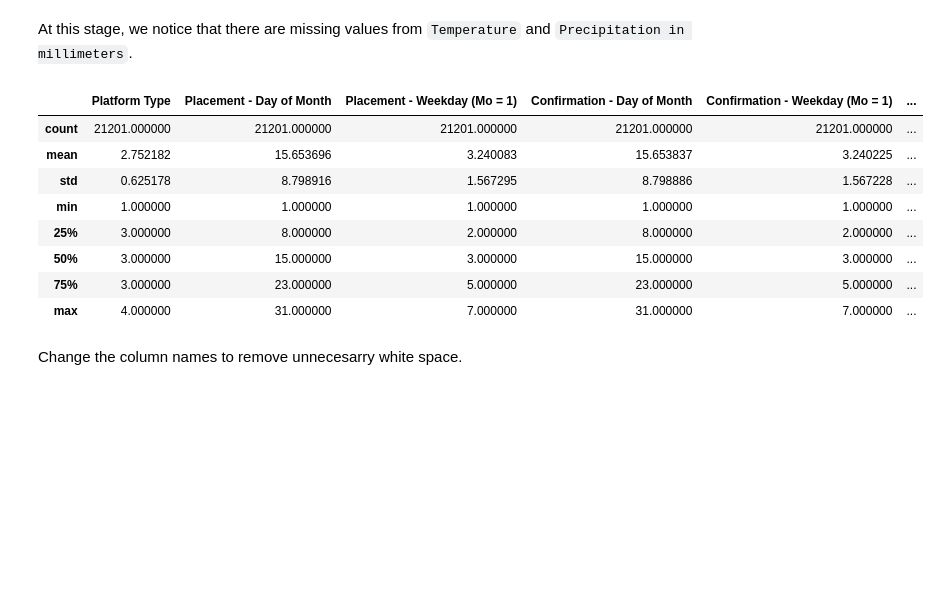
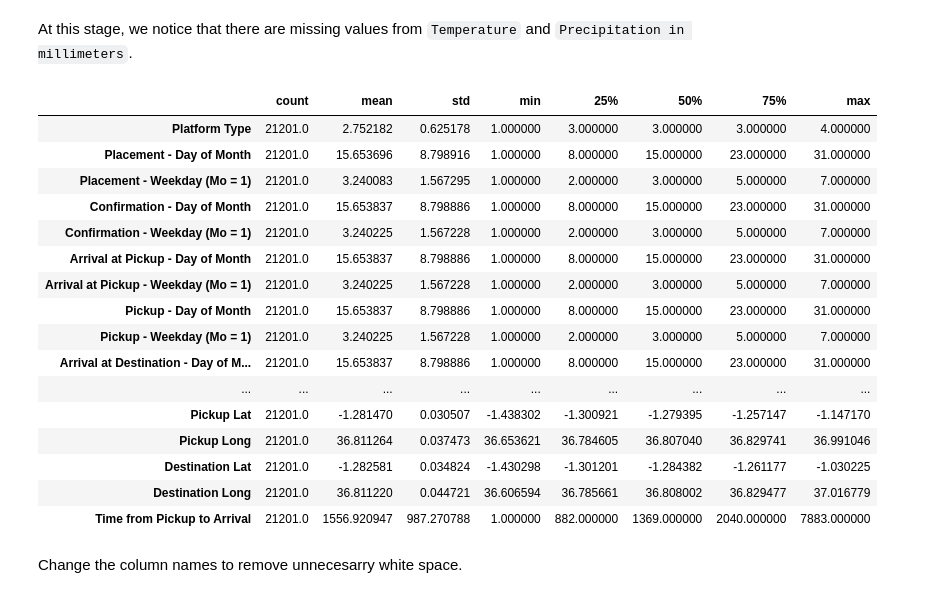
Before and after one commit to monicafar147/logistics-challenge, a Jupyter notebook: cleaned.ipynb, the cells around one changed output. Cells and saved outputs as stored; diff of their text form; code cells hidden in the pictures; blank space fills up the shorter version.

```diff
--- a/cleaned.ipynb
+++ b/cleaned.ipynb
@@ -77,17 +83,25 @@ train['Arrival at Destination - Time'] = pd.to_datetime(train['Arrival at Destin
 # %% [markdown]
 At this stage, we notice that there are missing values from `Temperature` and `Precipitation in millimeters`.
 # %%
-train.describe()
+train.describe().T
 # %% [output]
-|  | Platform Type | Placement - Day of Month | Placement - Weekday (Mo = 1) | Confirmation - Day of Month | Confirmation - Weekday (Mo = 1) | ... |
-| count | 21201.000000 | 21201.000000 | 21201.000000 | 21201.000000 | 21201.000000 | ... |
-| mean | 2.752182 | 15.653696 | 3.240083 | 15.653837 | 3.240225 | ... |
-| std | 0.625178 | 8.798916 | 1.567295 | 8.798886 | 1.567228 | ... |
-| min | 1.000000 | 1.000000 | 1.000000 | 1.000000 | 1.000000 | ... |
-| 25% | 3.000000 | 8.000000 | 2.000000 | 8.000000 | 2.000000 | ... |
-| 50% | 3.000000 | 15.000000 | 3.000000 | 15.000000 | 3.000000 | ... |
-| 75% | 3.000000 | 23.000000 | 5.000000 | 23.000000 | 5.000000 | ... |
-| max | 4.000000 | 31.000000 | 7.000000 | 31.000000 | 7.000000 | ... |
+|  | count | mean | std | min | 25% | 50% | 75% | max |
+| Platform Type | 21201.0 | 2.752182 | 0.625178 | 1.000000 | 3.000000 | 3.000000 | 3.000000 | 4.000000 |
+| Placement - Day of Month | 21201.0 | 15.653696 | 8.798916 | 1.000000 | 8.000000 | 15.000000 | 23.000000 | 31.000000 |
+| Placement - Weekday (Mo = 1) | 21201.0 | 3.240083 | 1.567295 | 1.000000 | 2.000000 | 3.000000 | 5.000000 | 7.000000 |
+| Confirmation - Day of Month | 21201.0 | 15.653837 | 8.798886 | 1.000000 | 8.000000 | 15.000000 | 23.000000 | 31.000000 |
+| Confirmation - Weekday (Mo = 1) | 21201.0 | 3.240225 | 1.567228 | 1.000000 | 2.000000 | 3.000000 | 5.000000 | 7.000000 |
+| Arrival at Pickup - Day of Month | 21201.0 | 15.653837 | 8.798886 | 1.000000 | 8.000000 | 15.000000 | 23.000000 | 31.000000 |
+| Arrival at Pickup - Weekday (Mo = 1) | 21201.0 | 3.240225 | 1.567228 | 1.000000 | 2.000000 | 3.000000 | 5.000000 | 7.000000 |
+| Pickup - Day of Month | 21201.0 | 15.653837 | 8.798886 | 1.000000 | 8.000000 | 15.000000 | 23.000000 | 31.000000 |
+| Pickup - Weekday (Mo = 1) | 21201.0 | 3.240225 | 1.567228 | 1.000000 | 2.000000 | 3.000000 | 5.000000 | 7.000000 |
+| Arrival at Destination - Day of M... | 21201.0 | 15.653837 | 8.798886 | 1.000000 | 8.000000 | 15.000000 | 23.000000 | 31.000000 |
+| ... | ... | ... | ... | ... | ... | ... | ... | ... |
+| Pickup Lat | 21201.0 | -1.281470 | 0.030507 | -1.438302 | -1.300921 | -1.279395 | -1.257147 | -1.147170 |
+| Pickup Long | 21201.0 | 36.811264 | 0.037473 | 36.653621 | 36.784605 | 36.807040 | 36.829741 | 36.991046 |
+| Destination Lat | 21201.0 | -1.282581 | 0.034824 | -1.430298 | -1.301201 | -1.284382 | -1.261177 | -1.030225 |
+| Destination Long | 21201.0 | 36.811220 | 0.044721 | 36.606594 | 36.785661 | 36.808002 | 36.829477 | 37.016779 |
+| Time from Pickup to Arrival | 21201.0 | 1556.920947 | 987.270788 | 1.000000 | 882.000000 | 1369.000000 | 2040.000000 | 7883.000000 |
 # %% [markdown]
 Change the column names to remove unnecesarry white space.
 # %%
```
Also changed, not shown: parts of 30 cells of this notebook.
